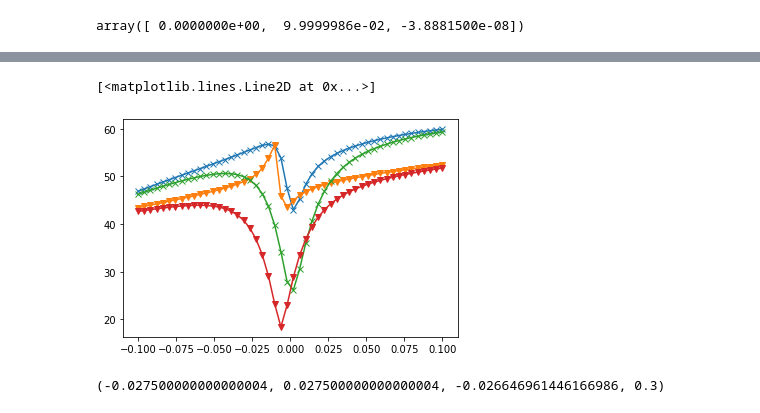
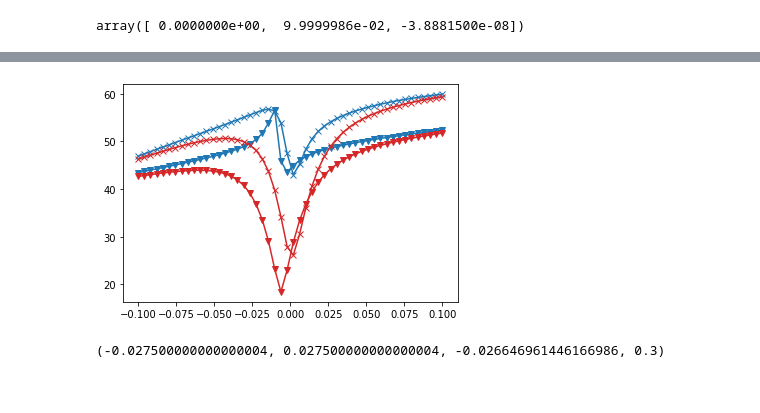
Before and after one commit to pietrodelugas/plot_tommaso, a Jupyter notebook: note_book_prova1.ipynb, the cells around one changed output, grey strips where cells are left out. Drawn from its saved outputs; the diff is of its cells as text; code cells hidden in the pictures.

```diff
--- a/note_book_prova1.ipynb
+++ b/note_book_prova1.ipynb
@@ -105,39 +97,40 @@ plt.xticks([-0.075,-0.025,0.0, 0.025, 0.075])
 # %%
 def gap_grad(o, disp, parms, v='bck'):
     direct = np.array([[  0.445836 , -0.257404 ,  0.857306],
                    [ 0.000000  , 0.514807  , 0.857306 ],
                    [-0.445836  , -0.257404 , 0.857306 ]])
     dx_frac = direct.T.dot([[disp,0.0,0.0],
                           [0.0,disp,0.0],
                           [0.0,0.0,disp]
                          ])
     gap = lambda q: bulk_disp(*q,branch=1,**parms)-bulk_disp(*q,branch=0, **parms)
 
     go = gap(o)
     if v == 'fw':
         dgx = (gap(o+dx_frac[0])-go)/disp
         dgy = (gap(o+dx_frac[1])-go)/disp
     elif v == 'bck':
         dgx = (go - gap(o-dx_frac[0]))/disp
         dgy = (go - gap(o-dx_frac[1]))/disp
     elif v == 'both':
         dgx = ((gap(o+dx_frac[0])- gap(o-dx_frac[0]))/disp)/2.0
         dgy = ((gap(o+dx_frac[1])- gap(o-dx_frac[1]))/disp)/2.0
     return np.array([dgx,dgy])
 
 g = lambda s,d,par: gap_grad(k+s*d_frac[d]+0.5*zs,0.00001, par, v='bck')
 gline = [np.sqrt(g(s,0,inp).dot(g(s,0,inp))) for s in np.linspace(-1.0,1.0,50)]
 gline2 = [np.sqrt(g(s,1,inp).dot(g(s,1,inp))) for s in np.linspace(-1.0,1.0,50)]
 gline_dm = [np.sqrt(g(s,0,inp).dot(g(s,0,inp_dm))) for s in np.linspace(-1.0,1.0,50)]
 gline2_dm = [np.sqrt(g(s,1,inp).dot(g(s,1,inp_dm))) for s in np.linspace(-1.0,1.0,50)]
 #
-plt.plot(0.1*np.linspace(-1.0,1.0,50), gline,marker='x')
-plt.plot(0.1*np.linspace(-1.0,1.0,50), gline2,marker='v')
-plt.plot(0.1*np.linspace(-1.0,1.0,50), gline_dm, marker='x')
-plt.plot(0.1*np.linspace(-1.0,1.0,50), gline2_dm, marker='v')
+col1 = '#1f77b4'
+col2 = '#d62728'
+a = plt.plot(0.1*np.linspace(-1.0,1.0,50), gline,marker='x',color = col1)
+plt.plot(0.1*np.linspace(-1.0,1.0,50), gline2,marker='v', color=col1)
+plt.plot(0.1*np.linspace(-1.0,1.0,50), gline_dm, marker='x',color=col2)
+b = plt.plot(0.1*np.linspace(-1.0,1.0,50), gline2_dm, marker='v',color=col2)
 # %% [output]
-[<matplotlib.lines.Line2D at 0x...>]
-[figure, old version]
+[figure, new version]
 # %%
 def jac(o, disp, parms):
   direct = np.array([[  0.445836 , -0.257404 ,  0.857306],
```
Also changed, not shown: parts of 25 cells of this notebook.
